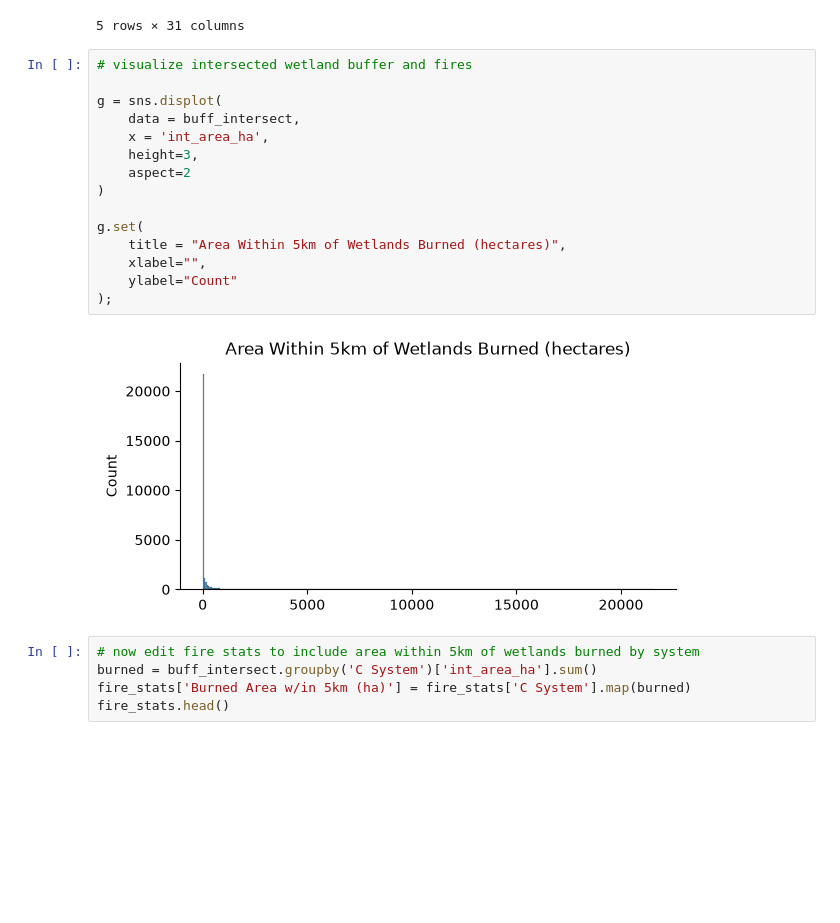
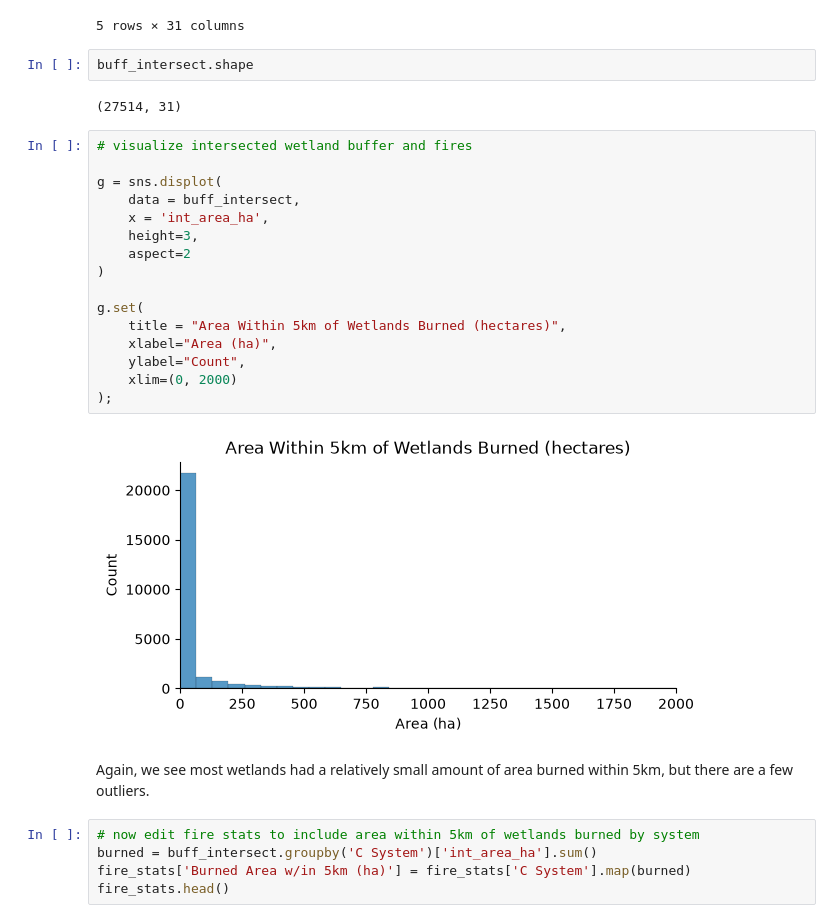
Before and after one commit to Sophiacyt/Wildfire-Wetland_BunkerAndersonTseng, a Jupyter notebook: scripts/A3/Mapping+Connecting-Kat.ipynb, the cells around one changed output. Drawn from its saved outputs; the diff is of its cells as text; blank space fills up the shorter version.

```diff
--- a/scripts/A3/Mapping+Connecting-Kat.ipynb
+++ b/scripts/A3/Mapping+Connecting-Kat.ipynb
@@ -231,23 +252,30 @@ buff_intersect.head()
 | 3 | PEM1A | Freshwater Emergent Wetland | Palustrine | N/A | Emergent | 1.303652 | 202409CSw{E3B91556-30CD-4102-9D45... | 2025.0 | CA | LRA | ... |
 | 4 | PEM1A | Freshwater Emergent Wetland | Palustrine | N/A | Emergent | 1.317467 | 202409CSw{85BB41B5-3179-4AB9-8BF2... | 2025.0 | CA | LRA | ... |
 5 rows × 31 columns
+# %%
+buff_intersect.shape
+# %% [output]
+(27514, 31)
 # %%
 # visualize intersected wetland buffer and fires
 
 g = sns.displot(
     data = buff_intersect,
     x = 'int_area_ha',
     height=3,
     aspect=2
 )
 
 g.set(
     title = "Area Within 5km of Wetlands Burned (hectares)",
-    xlabel="",
-    ylabel="Count"
+    xlabel="Area (ha)",
+    ylabel="Count",
+    xlim=(0, 2000)
 );
 # %% [output]
-[figure, old version]
+[figure, new version]
+# %% [markdown]
+Again, we see most wetlands had a relatively small amount of area burned within 5km, but there are a few outliers.
 # %%
 # now edit fire stats to include area within 5km of wetlands burned by system
 burned = buff_intersect.groupby('C System')['int_area_ha'].sum()
```
Also changed, not shown: parts of 11 cells of this notebook, 1 other file.
